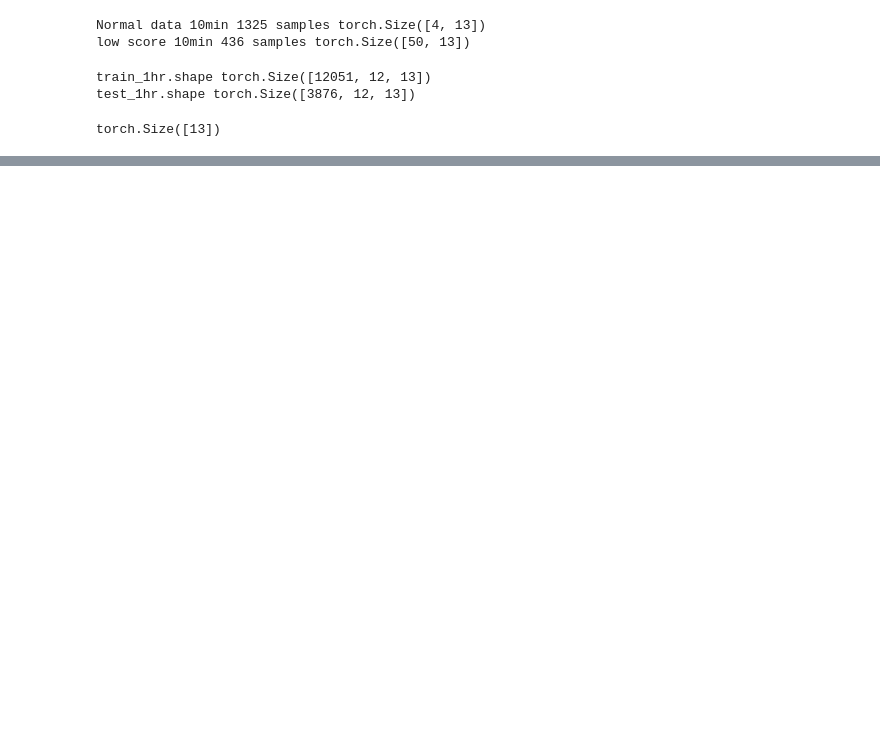
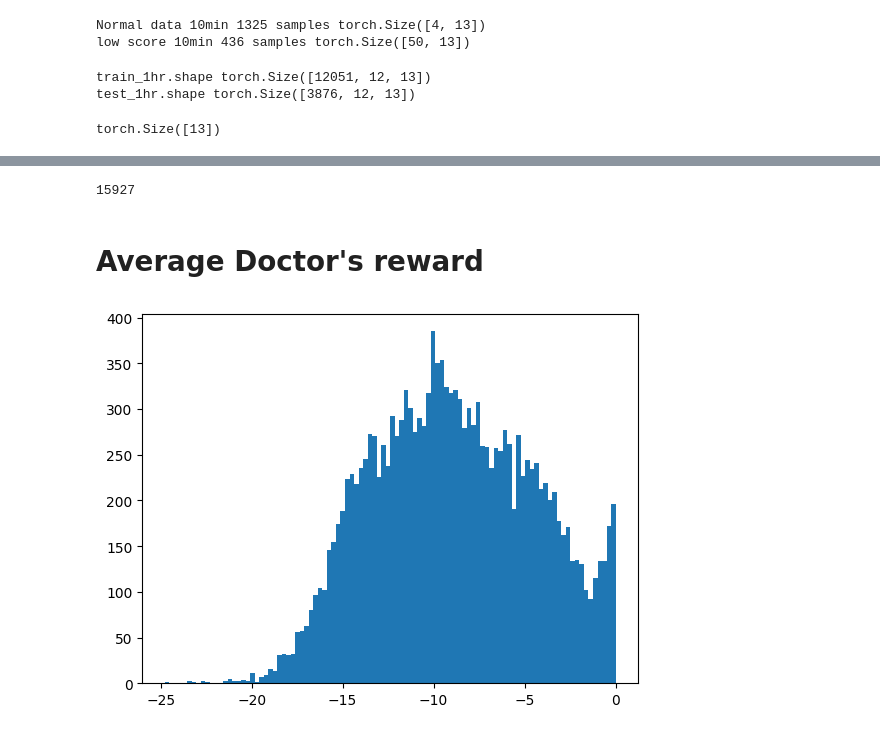
Before and after one commit to aysintumay/noisy_mujoco, a Jupyter notebook: abiomed_env/data_proc/downsample.ipynb, the cells around one changed output, grey strips where cells are left out. Saved outputs shown, nothing was run; the diff lists cells and outputs as text; code cells hidden in the pictures; blank space fills up the shorter version.

```diff
--- a/abiomed_env/data_proc/downsample.ipynb
+++ b/abiomed_env/data_proc/downsample.ipynb
@@ -279,0 +249,19 @@ print("test_xs_1hr.shape",test_xs_1hr.shape)
+# %%
+12051+3876
+# %% [output]
+15927
+# %% [markdown]
+# Average Doctor's reward
+# %%
+import torch
+import numpy as np
+import matplotlib.pyplot as plt
+import pickle
+import sys
+# add parent directory to path
+sys.path.append("..")
+from reward_func import compute_reward_smooth
+
+
+with open('/abiomed/downsampled/10min_1hr_all_data.pkl', 'rb') as f:
+    data = pickle.load(f)
@@ -279,0 +270,32 @@ print("test_xs_1hr.shape",test_xs_1hr.shape)
+# %%
+import torch
+import numpy as np
+import matplotlib.pyplot as plt
+import pickle
+import sys
+# add parent directory to path
+sys.path.append("..")
+from reward_func import compute_reward_smooth
+
+
+
+with open('/abiomed/downsampled/10min_1hr_all_data.pkl', 'rb') as f:
+    data = pickle.load(f)
+
+data_train = data['train']
+data_test = data['test']
+
+
+together = torch.cat([data_train, data_test])
+
+rewards = []
+for i in range(len(together)):
+    data_o = together[i][6:]
+    reward = compute_reward_smooth(data_o)
+    rewards.append(reward)
+
+rewards = np.array(rewards)
+plt.hist(rewards, bins=100)
+plt.show()
+# %% [output]
+[figure, added]
```
Also changed, not shown: parts of 29 cells of this notebook, 15 other files.
